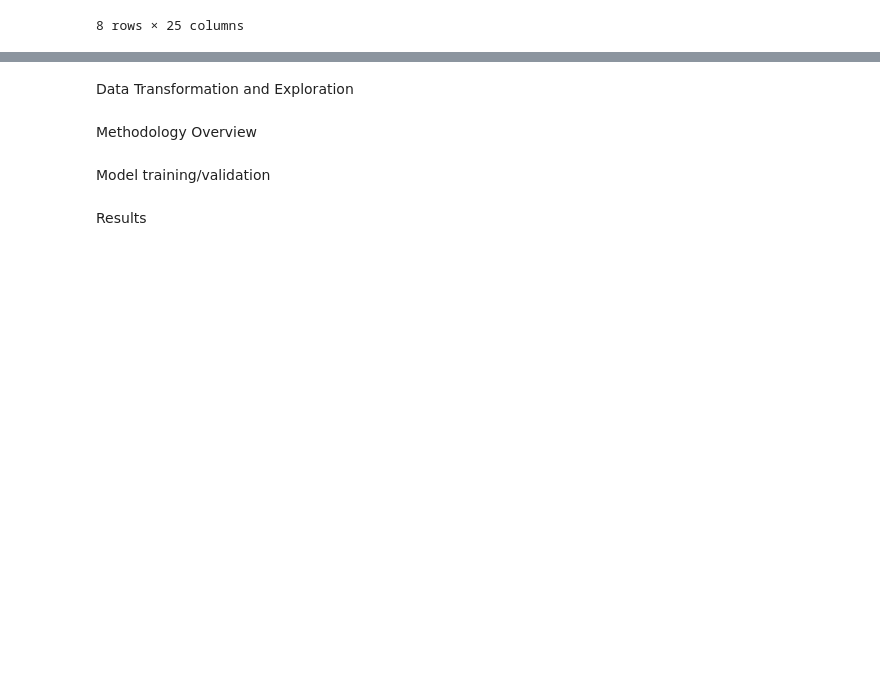
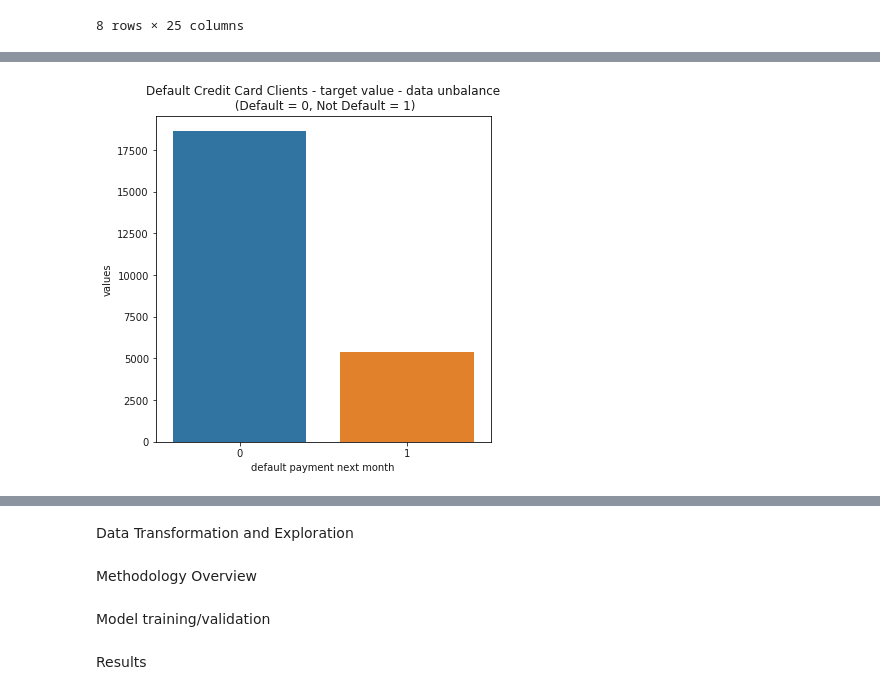
Before and after one commit to AbhinathK/CreditCardML, a Jupyter notebook: CreditCardData.ipynb, the cells around one changed output, grey strips where cells are left out. Cells and saved outputs as stored; diff of their text form; code cells hidden in the pictures; blank space fills up the shorter version.

```diff
--- a/CreditCardData.ipynb
+++ b/CreditCardData.ipynb
@@ -49,0 +84,11 @@ g = g.map( sns.distplot, "value", kde=True).add_legend()
+# %%
+temp = data["default payment next month"].value_counts()
+df = pd.DataFrame({'default payment next month': temp.index,'values': temp.values})
+plt.figure(figsize = (6,6))
+plt.title('Default Credit Card Clients - target value - data unbalance\n (Default = 0, Not Default = 1)')
+sns.set_color_codes("pastel")
+sns.barplot(x = 'default payment next month', y="values", data=df)
+locs, labels = plt.xticks()
+plt.show()
+# %% [output]
+[figure, added]
```
Also changed, not shown: parts of 6 cells of this notebook.
